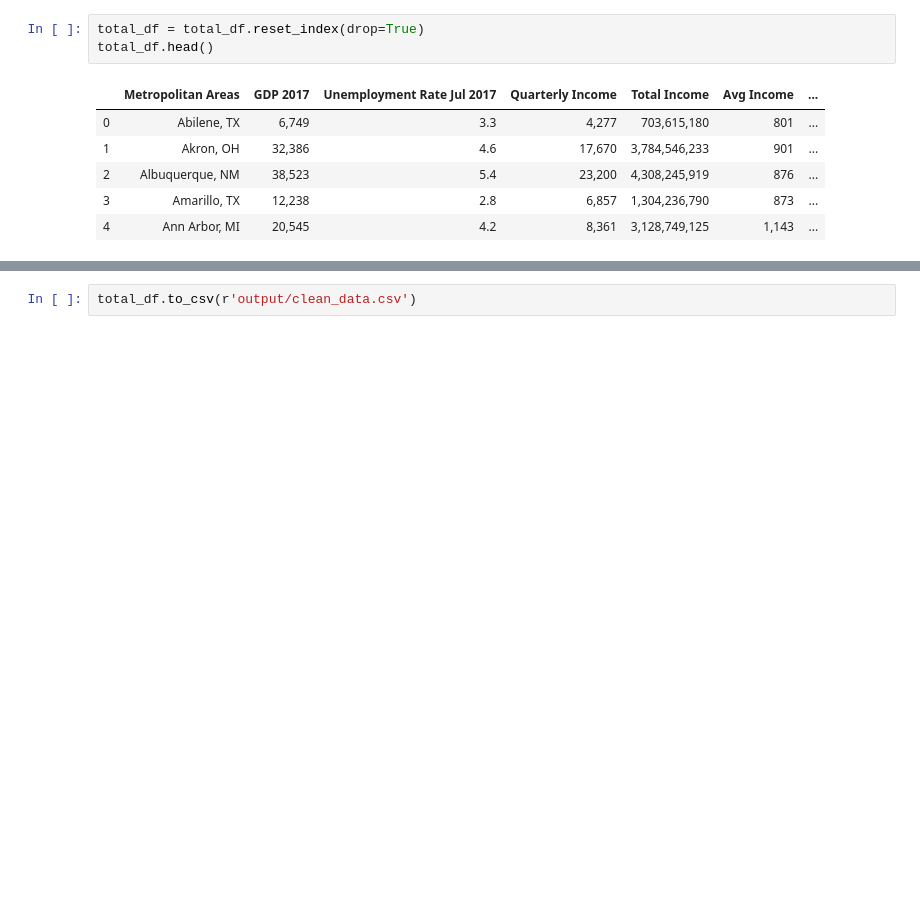
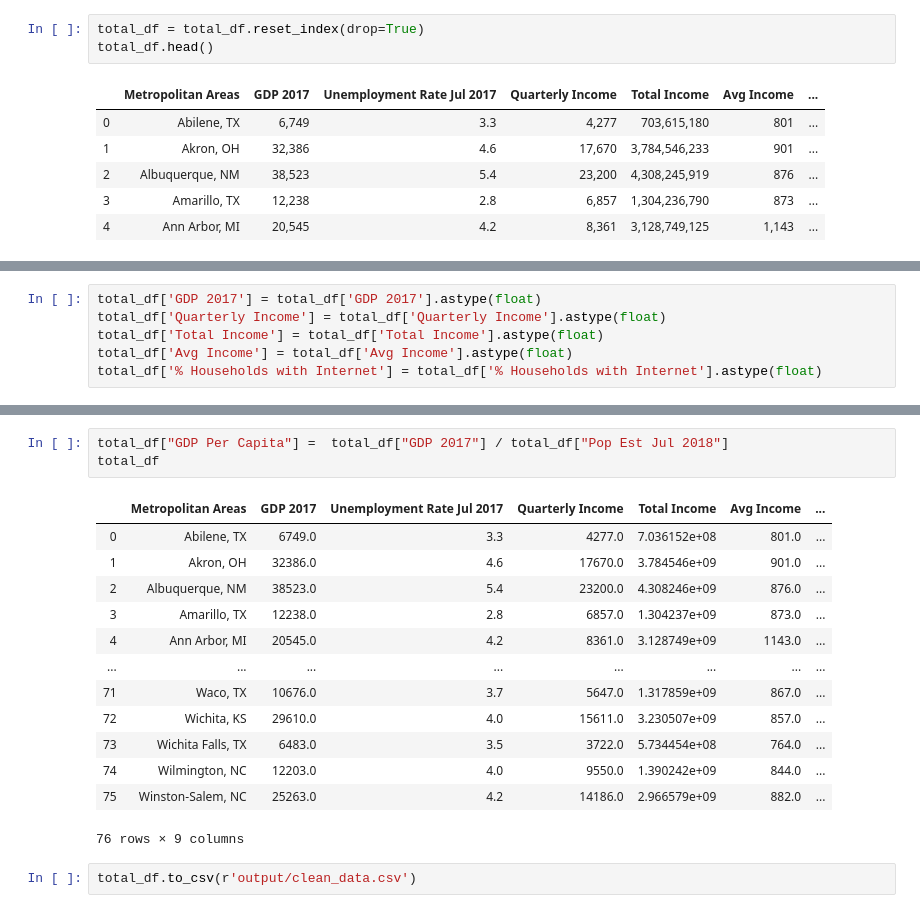
Before and after one commit to Emi-Babu/5G-Network-Analysis, a Jupyter notebook: merged_data/merged_notebook.ipynb, the cells around one changed output, grey strips where cells are left out. Saved outputs shown, nothing was run; the diff lists cells and outputs as text; blank space fills up the shorter version.

```diff
--- a/merged_data/merged_notebook.ipynb
+++ b/merged_data/merged_notebook.ipynb
@@ -99,0 +158,6 @@ total_df.head()
+# %%
+total_df['GDP 2017'] = total_df['GDP 2017'].astype(float)
+total_df['Quarterly Income'] = total_df['Quarterly Income'].astype(float)
+total_df['Total Income'] = total_df['Total Income'].astype(float)
+total_df['Avg Income'] = total_df['Avg Income'].astype(float)
+total_df['% Households with Internet'] = total_df['% Households with Internet'].astype(float)
@@ -100,2 +176,19 @@ total_df.head()
+# %%
+total_df["GDP Per Capita"] =  total_df["GDP 2017"] / total_df["Pop Est Jul 2018"]
+total_df
+# %% [output]
+|  | Metropolitan Areas | GDP 2017 | Unemployment Rate Jul 2017 | Quarterly Income | Total Income | Avg Income | ... |
+| 0 | Abilene, TX | 6749.0 | 3.3 | 4277.0 | 7.036152e+08 | 801.0 | ... |
+| 1 | Akron, OH | 32386.0 | 4.6 | 17670.0 | 3.784546e+09 | 901.0 | ... |
+| 2 | Albuquerque, NM | 38523.0 | 5.4 | 23200.0 | 4.308246e+09 | 876.0 | ... |
+| 3 | Amarillo, TX | 12238.0 | 2.8 | 6857.0 | 1.304237e+09 | 873.0 | ... |
+| 4 | Ann Arbor, MI | 20545.0 | 4.2 | 8361.0 | 3.128749e+09 | 1143.0 | ... |
+| ... | ... | ... | ... | ... | ... | ... | ... |
+| 71 | Waco, TX | 10676.0 | 3.7 | 5647.0 | 1.317859e+09 | 867.0 | ... |
+| 72 | Wichita, KS | 29610.0 | 4.0 | 15611.0 | 3.230507e+09 | 857.0 | ... |
+| 73 | Wichita Falls, TX | 6483.0 | 3.5 | 3722.0 | 5.734454e+08 | 764.0 | ... |
+| 74 | Wilmington, NC | 12203.0 | 4.0 | 9550.0 | 1.390242e+09 | 844.0 | ... |
+| 75 | Winston-Salem, NC | 25263.0 | 4.2 | 14186.0 | 2.966579e+09 | 882.0 | ... |
+76 rows × 9 columns
 # %%
 total_df.to_csv(r'output/clean_data.csv')
```
Also changed, not shown: parts of 7 cells of this notebook, 2 other files.
